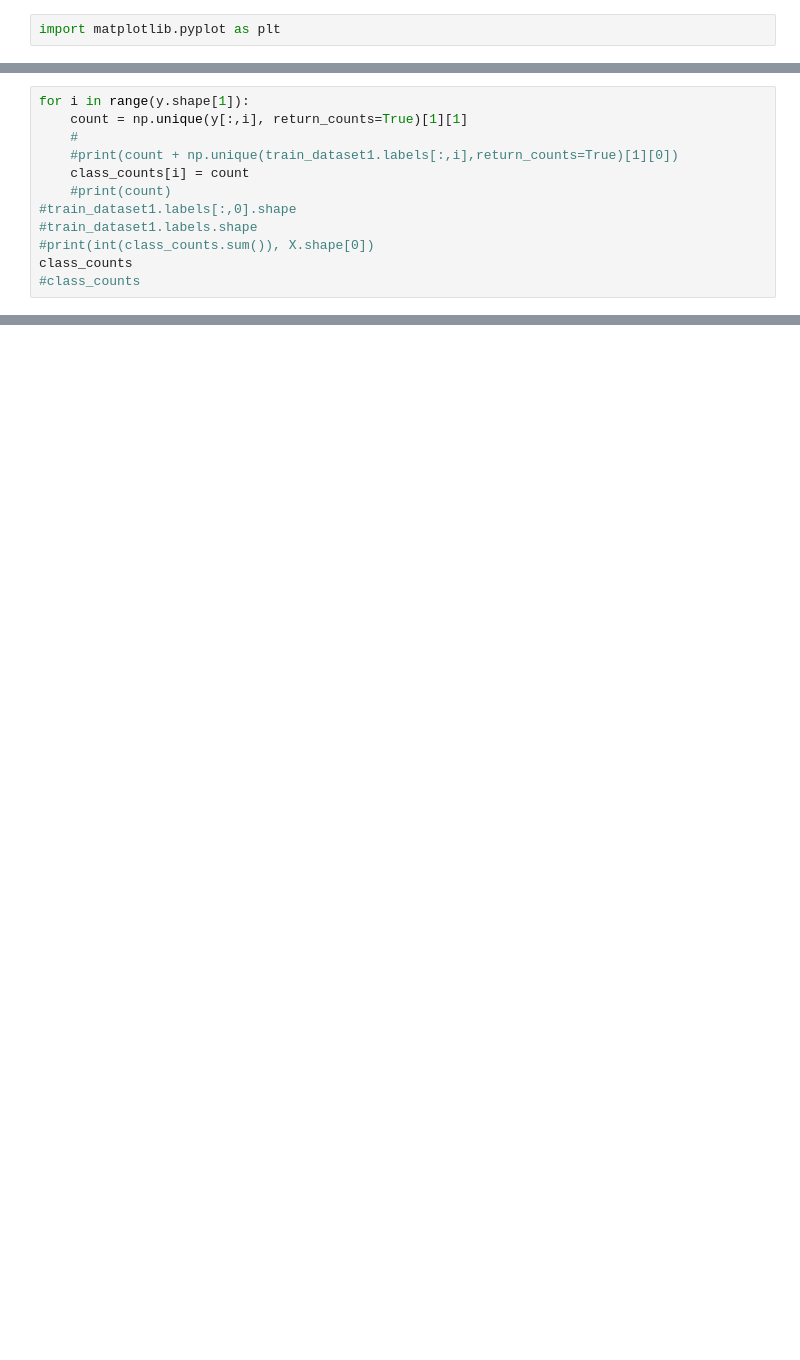
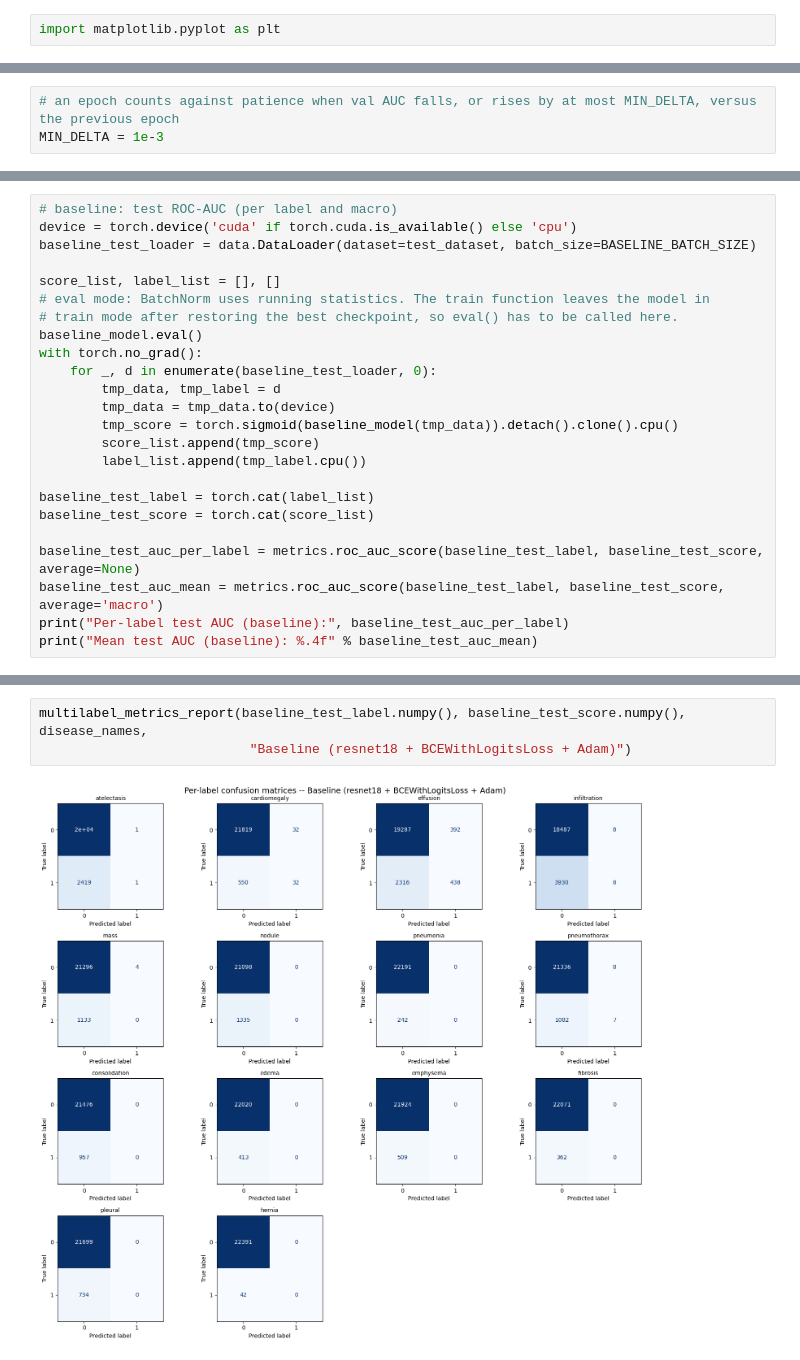
Before and after one commit to chihoon1/medical_image_auc_maximization, a Jupyter notebook: chestMNIST.ipynb, the cells around one changed output, grey strips where cells are left out. Cells and saved outputs as stored; diff of their text form; blank space fills up the shorter version.

```diff
--- a/chestMNIST.ipynb
+++ b/chestMNIST.ipynb
@@ -480,12 +107,0 @@ torch.Size([15000, 28, 28])
-# %%
-for i in range(y.shape[1]):
-    count = np.unique(y[:,i], return_counts=True)[1][1]
-    #
-    #print(count + np.unique(train_dataset1.labels[:,i],return_counts=True)[1][0])
-    class_counts[i] = count
-    #print(count)
-#train_dataset1.labels[:,0].shape
-#train_dataset1.labels.shape
-#print(int(class_counts.sum()), X.shape[0])
-class_counts
-#class_counts
@@ -662,0 +241,3 @@ torch.save(best_model.state_dict(), "chest/chest_hyperparams.pth")
+# %%
+# an epoch counts against patience when val AUC falls, or rises by at most MIN_DELTA, versus the previous epoch
+MIN_DELTA = 1e-3
@@ -662,0 +328,24 @@ torch.save(best_model.state_dict(), "chest/chest_hyperparams.pth")
+# %%
+# baseline: test ROC-AUC (per label and macro)
+device = torch.device('cuda' if torch.cuda.is_available() else 'cpu')
+baseline_test_loader = data.DataLoader(dataset=test_dataset, batch_size=BASELINE_BATCH_SIZE)
+
+score_list, label_list = [], []
+# eval mode: BatchNorm uses running statistics. The train function leaves the model in
+# train mode after restoring the best checkpoint, so eval() has to be called here.
+baseline_model.eval()
+with torch.no_grad():
+    for _, d in enumerate(baseline_test_loader, 0):
+        tmp_data, tmp_label = d
+        tmp_data = tmp_data.to(device)
+        tmp_score = torch.sigmoid(baseline_model(tmp_data)).detach().clone().cpu()
+        score_list.append(tmp_score)
+        label_list.append(tmp_label.cpu())
+
+baseline_test_label = torch.cat(label_list)
+baseline_test_score = torch.cat(score_list)
+
+baseline_test_auc_per_label = metrics.roc_auc_score(baseline_test_label, baseline_test_score, average=None)
+baseline_test_auc_mean = metrics.roc_auc_score(baseline_test_label, baseline_test_score, average='macro')
+print("Per-label test AUC (baseline):", baseline_test_auc_per_label)
+print("Mean test AUC (baseline): %.4f" % baseline_test_auc_mean)
@@ -662,0 +357,5 @@ torch.save(best_model.state_dict(), "chest/chest_hyperparams.pth")
+# %%
+multilabel_metrics_report(baseline_test_label.numpy(), baseline_test_score.numpy(), disease_names,
+                           "Baseline (resnet18 + BCEWithLogitsLoss + Adam)")
+# %% [output]
+[figure, added]
```
Also changed, not shown: parts of 90 cells of this notebook, 6 other files.
